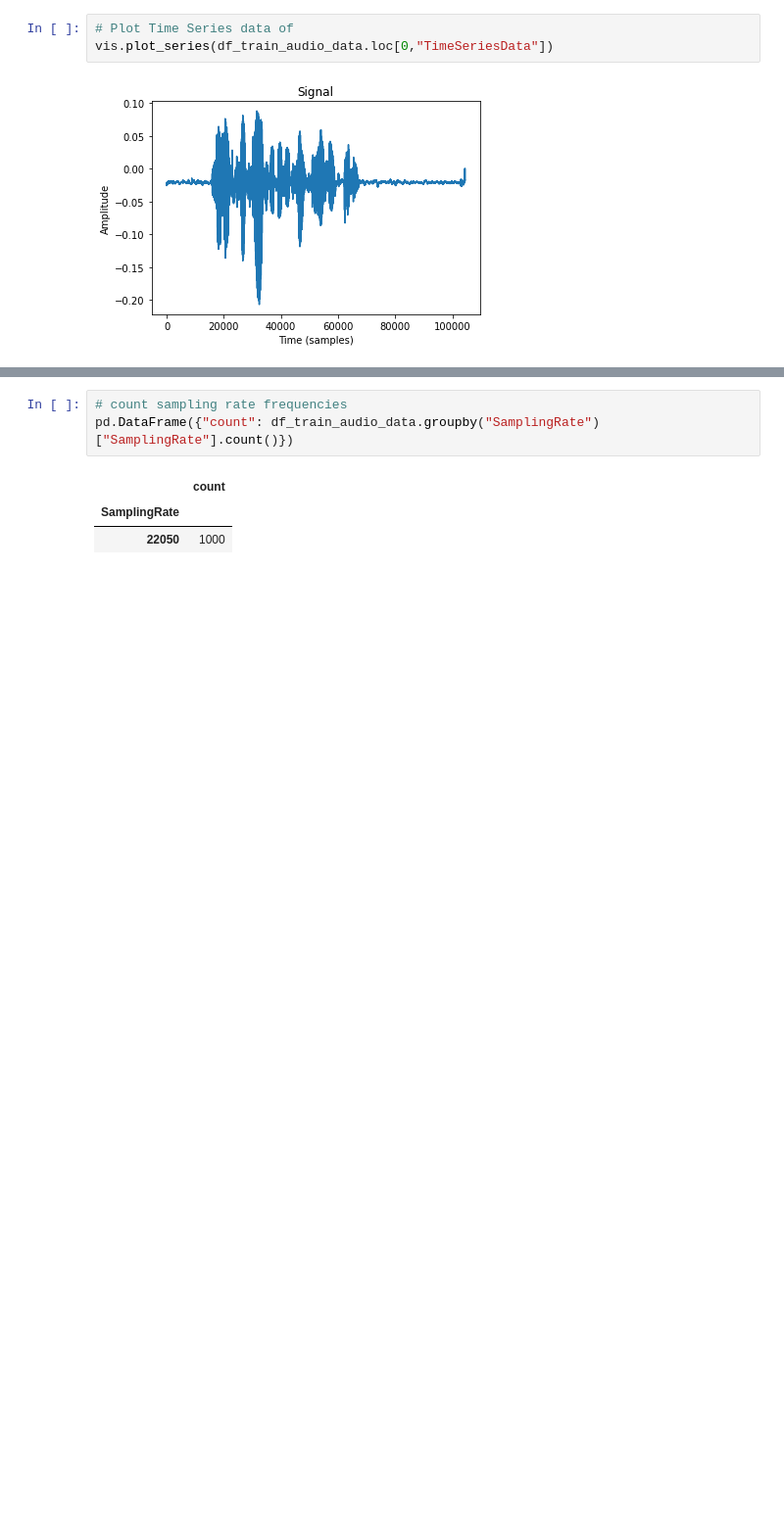
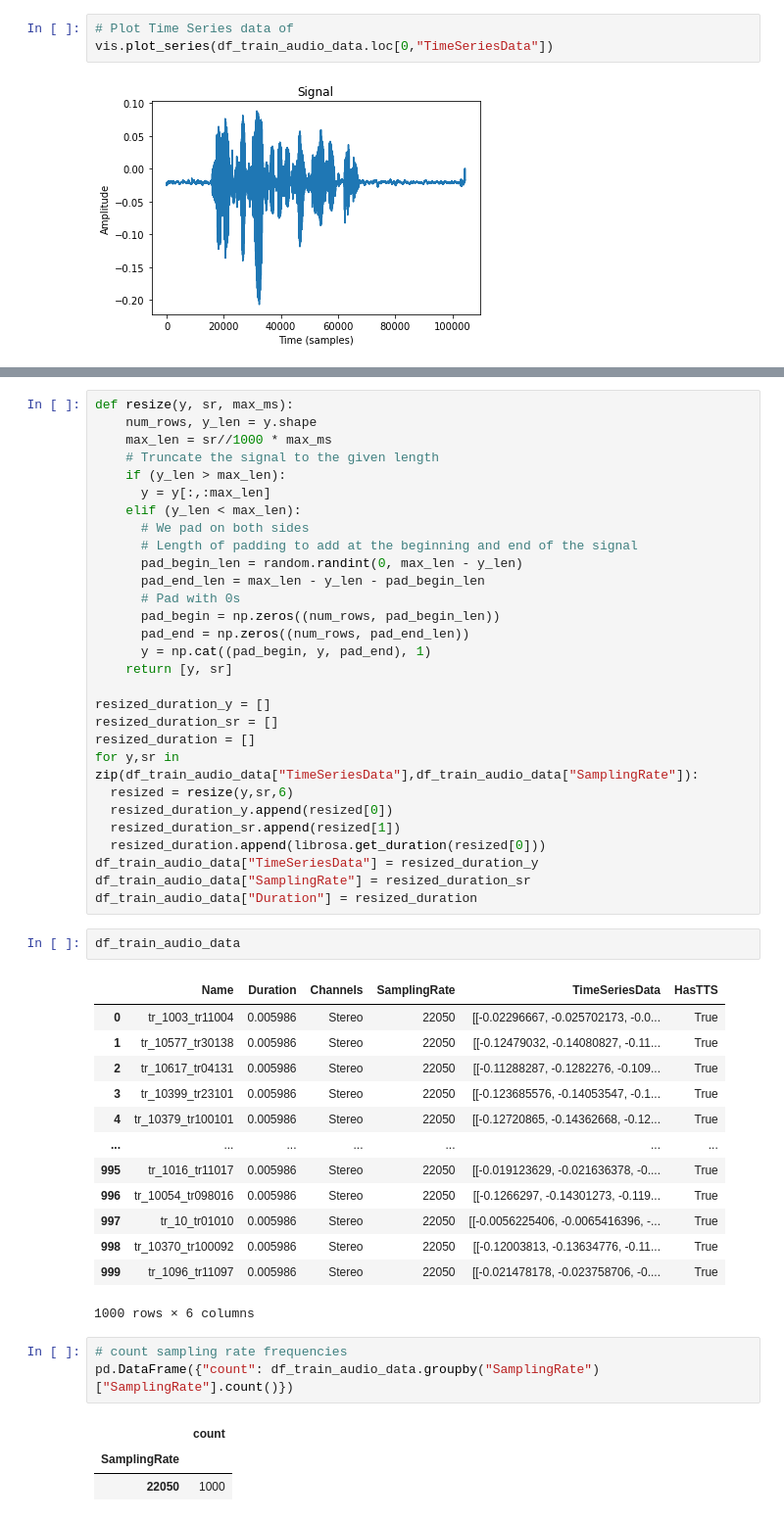
Before and after one commit to ItsDebol/AMH-STT, a Jupyter notebook: notebooks/AudioManipulation.ipynb, the cells around one changed output, grey strips where cells are left out. Shown at 98% size. Cells and saved outputs as stored; diff of their text form; blank space fills up the shorter version.

Commit message:
add resize and to_stereo functions

```diff
--- a/notebooks/AudioManipulation.ipynb
+++ b/notebooks/AudioManipulation.ipynb
@@ -70,3 +98,48 @@ vis.plot_series(df_train_audio_data.loc[0,"TimeSeriesData"])
+# %%
+def resize(y, sr, max_ms):
+    num_rows, y_len = y.shape
+    max_len = sr//1000 * max_ms
+    # Truncate the signal to the given length
+    if (y_len > max_len):
+      y = y[:,:max_len]
+    elif (y_len < max_len):
+      # We pad on both sides
+      # Length of padding to add at the beginning and end of the signal
+      pad_begin_len = random.randint(0, max_len - y_len)
+      pad_end_len = max_len - y_len - pad_begin_len
+      # Pad with 0s
+      pad_begin = np.zeros((num_rows, pad_begin_len))
+      pad_end = np.zeros((num_rows, pad_end_len))
+      y = np.cat((pad_begin, y, pad_end), 1)
+    return [y, sr]
+
+resized_duration_y = []
+resized_duration_sr = []
+resized_duration = []
+for y,sr in zip(df_train_audio_data["TimeSeriesData"],df_train_audio_data["SamplingRate"]):
+  resized = resize(y,sr,6)
+  resized_duration_y.append(resized[0])
+  resized_duration_sr.append(resized[1])
+  resized_duration.append(librosa.get_duration(resized[0]))
+df_train_audio_data["TimeSeriesData"] = resized_duration_y
+df_train_audio_data["SamplingRate"] = resized_duration_sr
+df_train_audio_data["Duration"] = resized_duration
+# %%
+df_train_audio_data
+# %% [output]
+|  | Name | Duration | Channels | SamplingRate | TimeSeriesData | HasTTS |
+| 0 | tr_1003_tr11004 | 0.005986 | Stereo | 22050 | [[-0.02296667, -0.025702173, -0.0... | True |
+| 1 | tr_10577_tr30138 | 0.005986 | Stereo | 22050 | [[-0.12479032, -0.14080827, -0.11... | True |
+| 2 | tr_10617_tr04131 | 0.005986 | Stereo | 22050 | [[-0.11288287, -0.1282276, -0.109... | True |
+| 3 | tr_10399_tr23101 | 0.005986 | Stereo | 22050 | [[-0.123685576, -0.14053547, -0.1... | True |
+| 4 | tr_10379_tr100101 | 0.005986 | Stereo | 22050 | [[-0.12720865, -0.14362668, -0.12... | True |
+| ... | ... | ... | ... | ... | ... | ... |
+| 995 | tr_1016_tr11017 | 0.005986 | Stereo | 22050 | [[-0.019123629, -0.021636378, -0.... | True |
+| 996 | tr_10054_tr098016 | 0.005986 | Stereo | 22050 | [[-0.1266297, -0.14301273, -0.119... | True |
+| 997 | tr_10_tr01010 | 0.005986 | Stereo | 22050 | [[-0.0056225406, -0.0065416396, -... | True |
+| 998 | tr_10370_tr100092 | 0.005986 | Stereo | 22050 | [[-0.12003813, -0.13634776, -0.11... | True |
+| 999 | tr_1096_tr11097 | 0.005986 | Stereo | 22050 | [[-0.021478178, -0.023758706, -0.... | True |
+1000 rows × 6 columns
 # %%
 # count sampling rate frequencies
 pd.DataFrame({"count": df_train_audio_data.groupby("SamplingRate")["SamplingRate"].count()})
```
Also changed, not shown: parts of 22 cells of this notebook.
